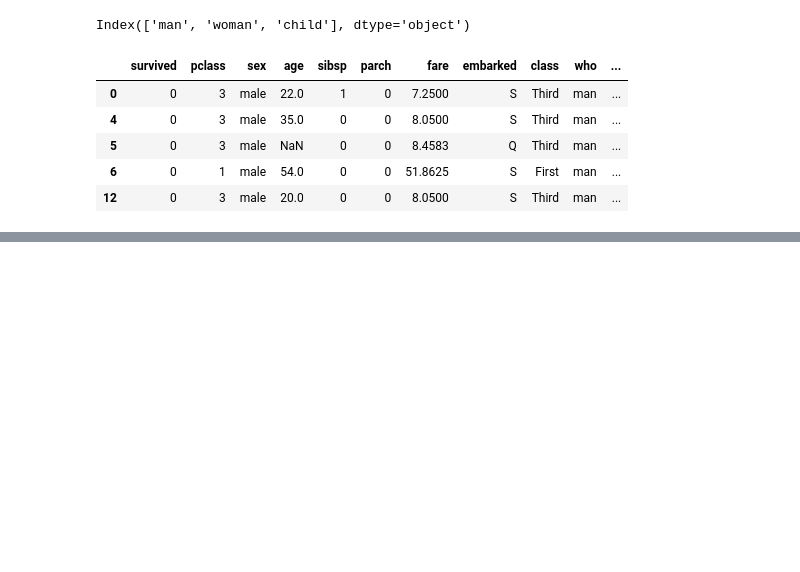
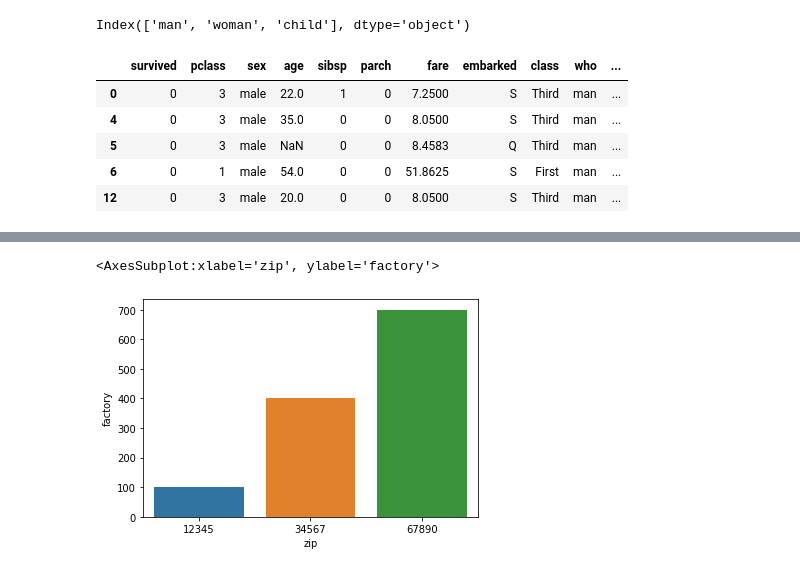
Before and after one commit to saad0023/assignments-pyhton-2.0, a Jupyter notebook: pandas_tip_and_tricks.ipynb, the cells around one changed output, grey strips where cells are left out. Drawn from its saved outputs; the diff is of its cells as text; code cells hidden in the pictures; blank space fills up the shorter version.

```diff
--- a/pandas_tip_and_tricks.ipynb
+++ b/pandas_tip_and_tricks.ipynb
@@ -790,0 +1300,5 @@ df[df.who.isin(counts.nlargest(1).index)].head()
+# %%
+sns.barplot(x='zip', y='factory', data=fasla)
+# %% [output]
+<AxesSubplot:xlabel='zip', ylabel='factory'>
+[figure, added]
```
Also changed, not shown: parts of 59 cells of this notebook, 1 other file.
